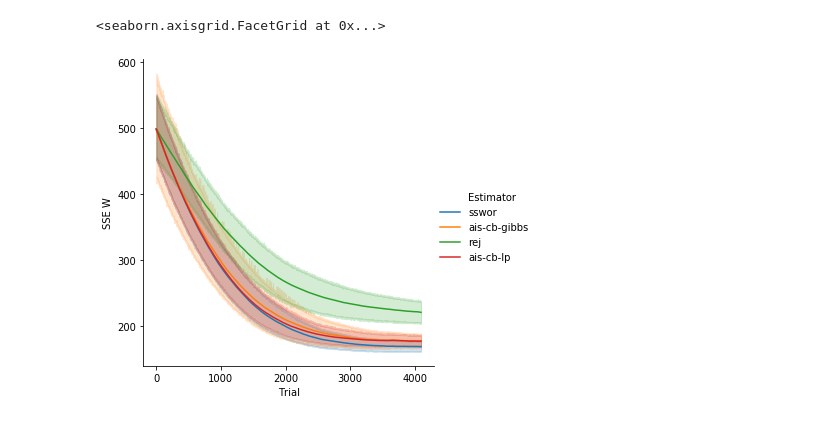
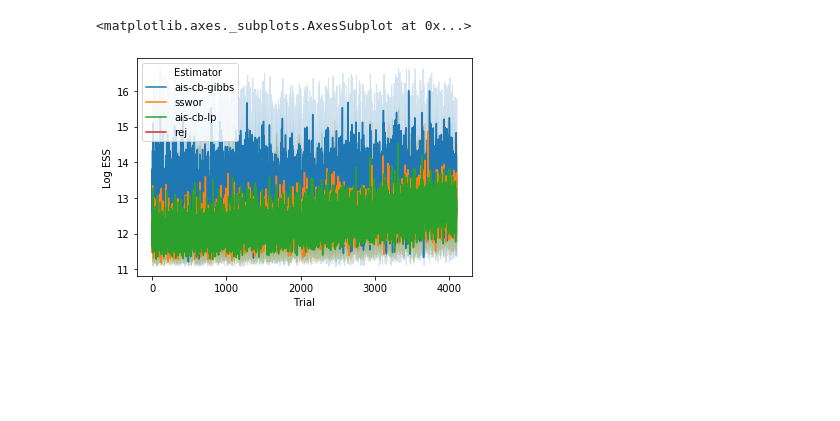
Before and after one commit to sdrobert/conditional-bernoulli, a Jupyter notebook: df_vis.ipynb, the cells around one changed output. Saved outputs shown, nothing was run; the diff lists cells and outputs as text; code cells hidden in the pictures; blank space fills up the shorter version.

```diff
--- a/df_vis.ipynb
+++ b/df_vis.ipynb
@@ -36,6 +49,6 @@ sns.relplot(x='Trial', y='SSE W', hue='Estimator', data=df_, kind='line')
 # %%
-df_ = df[(df['p'] == 0.75) & (df['gamma'] == 0.75) & (df['Number of Monte Carlo Samples'] == 256)]
-sns.relplot(x='Trial', y='SSE W', hue='Estimator', data=df_, kind='line')
+df_ = df[(df['beta'] == 0.75) & (df['Number of Monte Carlo Samples'] == 256)]
+sns.lineplot(x='Trial', y='Log ESS', hue='Estimator', data=df_)
 # %% [output]
-<seaborn.axisgrid.FacetGrid at 0x...>
+<matplotlib.axes._subplots.AxesSubplot at 0x...>
-[figure, old version]
+[figure, new version]
```
Also changed, not shown: parts of 6 cells of this notebook, 4 other files.
